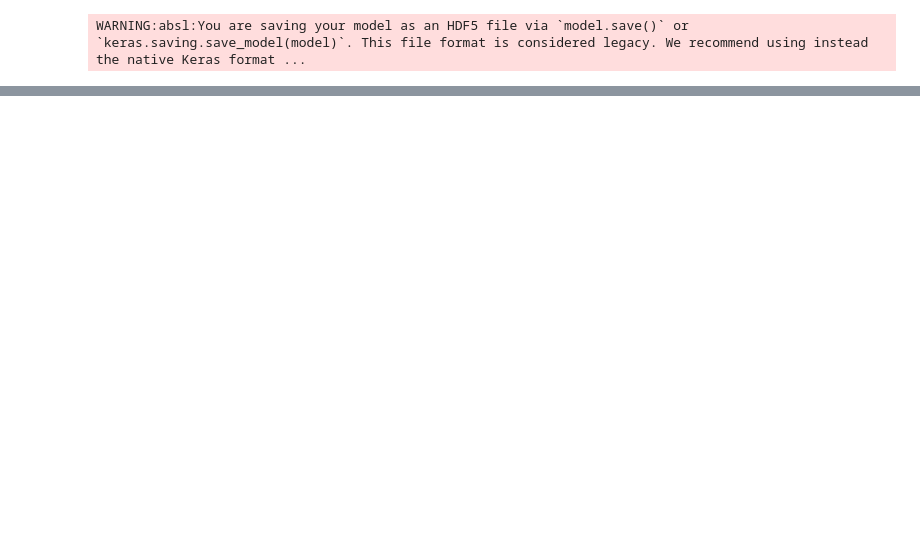
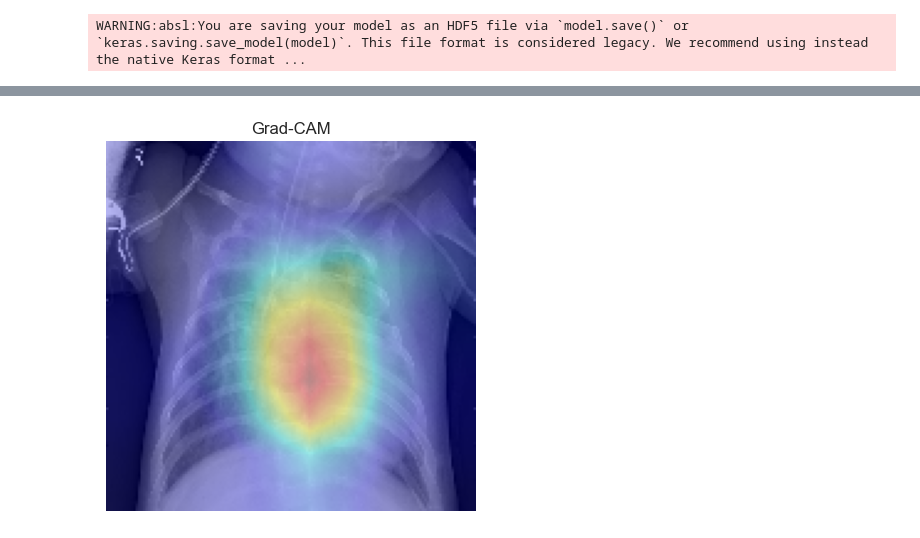
Before and after one commit to AKButani/ML4H_Project2, a Jupyter notebook: Part2.ipynb, the cells around one changed output, grey strips where cells are left out. Saved outputs shown, nothing was run; the diff lists cells and outputs as text; code cells hidden in the pictures; blank space fills up the shorter version.

```diff
--- a/Part2.ipynb
+++ b/Part2.ipynb
@@ -271,0 +387,37 @@ WARNING:absl:You are saving your model as an HDF5 file via `model.save()` or `ke
+# %%
+def compute_gradcam(model, image_array, conv_layer_name, class_index=0):
+    # 1) Build a model that goes from the original inputs to the conv maps
+    conv_layer = model.get_layer(conv_layer_name)
+    conv_model = keras.Model(inputs=model.inputs,
+                             outputs=conv_layer.output)
+
+    # 2) Build a head model that maps those conv maps → final logits
+    head_input = keras.Input(shape=conv_layer.output.shape[1:])
+    x = head_input
+    # grab all layers *after* the conv layer in the original model
+    post_conv_layers = model.layers[model.layers.index(conv_layer) + 1:]
+    for layer in post_conv_layers:
+        x = layer(x)
+    head_model = keras.Model(inputs=head_input, outputs=x)
+
+    # 3) Forward + gradient
+    with tf.GradientTape() as tape:
+        conv_outputs = conv_model(image_array)    # (1, H, W, C)
+        tape.watch(conv_outputs)
+        preds = head_model(conv_outputs)          # (1, 1)
+        loss = preds[0, class_index]              # pick the logit you care about
+
+    grads = tape.gradient(loss, conv_outputs)     # now grads will be non-None
+
+    # 4) Pool, weight, and combine
+    pooled_grads = tf.reduce_mean(grads, axis=(0,1,2))         # (C,)
+    conv_outputs = conv_outputs[0]                             # (H, W, C)
+    weights = tf.reshape(pooled_grads, (1,1,-1))               # (1,1,C)
+    cam = tf.reduce_sum(conv_outputs * weights, axis=-1)       # (H, W)
+    cam = tf.nn.relu(cam).numpy()
+
+    # 5) Normalize & resize
+    cam -= cam.min()
+    cam /= (cam.max() + 1e-8)
+    cam = cv2.resize(cam, (image_array.shape[2], image_array.shape[1]))
+    return cam
@@ -271,0 +443,8 @@ WARNING:absl:You are saving your model as an HDF5 file via `model.save()` or `ke
+# %%
+img2, orig_gray2 = preprocess_image(os.path.join('chest_xray', 'test', 'PNEUMONIA', 'person1_virus_6.jpeg'))
+pred2 = model.predict(img2)
+print(f"Predicted class: {pred2[0]}")
+cam2 = compute_gradcam(model, img2, last_conv_layer)
+orig_rgb2 = np.stack([orig_gray2]*3, axis=-1)
+display_gradcam(cam2, orig_rgb2)
+# %% [output]
@@ -271,0 +453 @@ WARNING:absl:You are saving your model as an HDF5 file via `model.save()` or `ke
+[figure, added]
```
Also changed, not shown: parts of 18 cells of this notebook, 2 other files.
